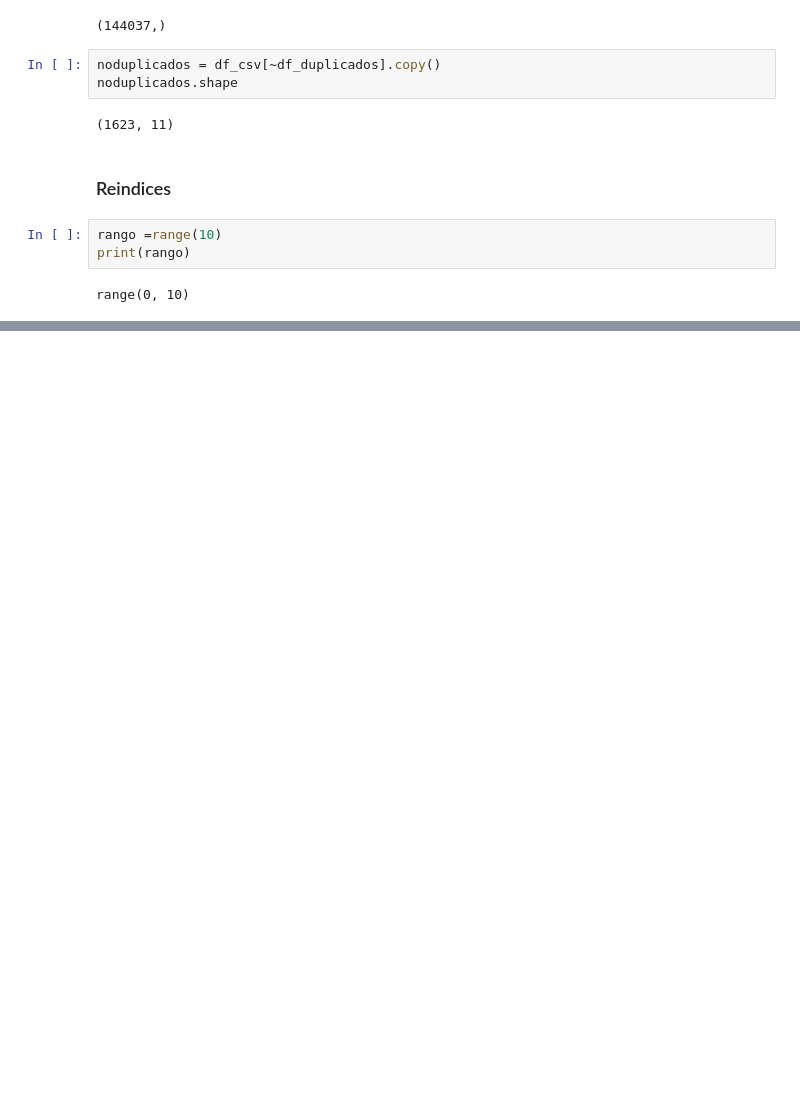
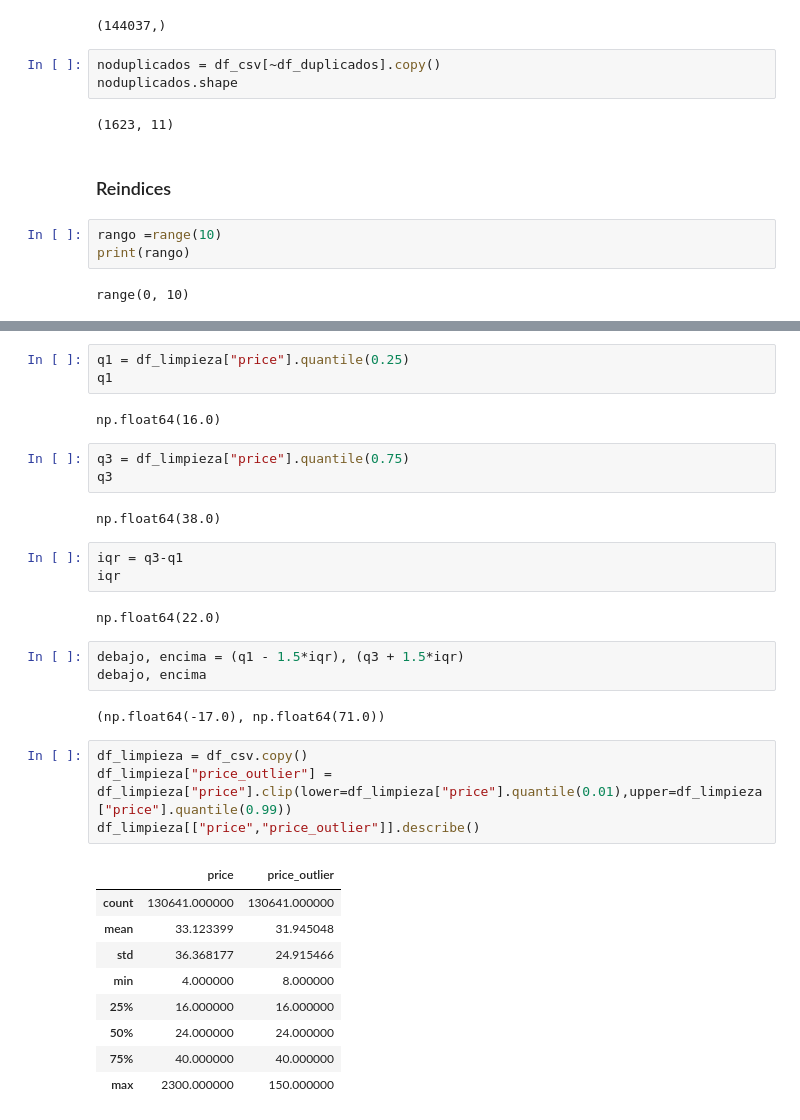
Before and after one commit to Lenis0207/PAD_2025_IIB1, a Jupyter notebook: src/clases_ad/clase_5678_pandas.ipynb, the cells around one changed output, grey strips where cells are left out. Cells and saved outputs as stored; diff of their text form; blank space fills up the shorter version.

```diff
--- a/src/clases_ad/clase_5678_pandas.ipynb
+++ b/src/clases_ad/clase_5678_pandas.ipynb
@@ -390,0 +461,34 @@ range(0, 10)
+# %%
+q1 = df_limpieza["price"].quantile(0.25)
+q1
+# %% [output]
+np.float64(16.0)
+# %%
+q3 = df_limpieza["price"].quantile(0.75)
+q3
+# %% [output]
+np.float64(38.0)
+# %%
+iqr = q3-q1
+iqr
+# %% [output]
+np.float64(22.0)
+# %%
+debajo, encima = (q1 - 1.5*iqr), (q3 + 1.5*iqr)
+debajo, encima
+# %% [output]
+(np.float64(-17.0), np.float64(71.0))
+# %%
+df_limpieza = df_csv.copy()
+df_limpieza["price_outlier"] = df_limpieza["price"].clip(lower=df_limpieza["price"].quantile(0.01),upper=df_limpieza["price"].quantile(0.99))
+df_limpieza[["price","price_outlier"]].describe()
+# %% [output]
+|  | price | price_outlier |
+| count | 130641.000000 | 130641.000000 |
+| mean | 33.123399 | 31.945048 |
+| std | 36.368177 | 24.915466 |
+| min | 4.000000 | 8.000000 |
+| 25% | 16.000000 | 16.000000 |
+| 50% | 24.000000 | 24.000000 |
+| 75% | 40.000000 | 40.000000 |
+| max | 2300.000000 | 150.000000 |
```
Also changed, not shown: parts of 27 cells of this notebook, 2 other files.
